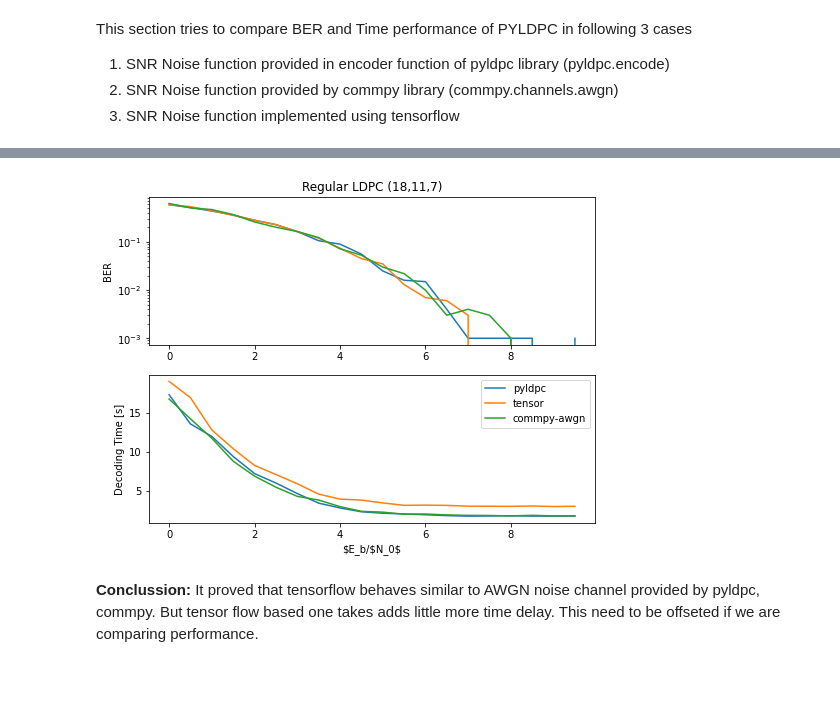
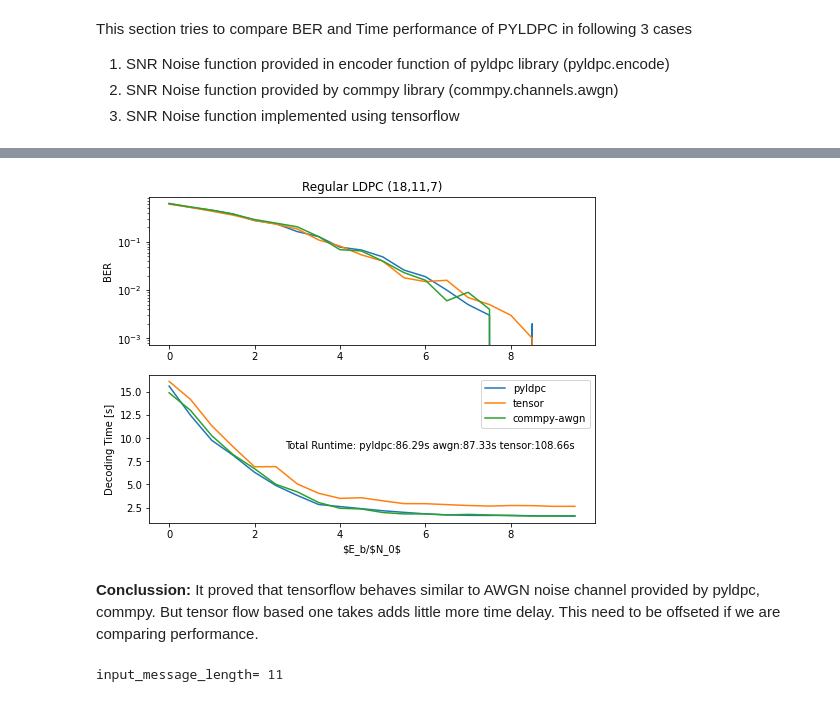
Before and after one commit to iamviji/project, a Jupyter notebook: MainModel.ipynb, the cells around one changed output, grey strips where cells are left out. Cells and saved outputs as stored; diff of their text form; code cells hidden in the pictures.

```diff
--- a/MainModel.ipynb
+++ b/MainModel.ipynb
@@ -227,30 +229,77 @@ SNR: 9.500:
 # %%
 # Compare 3 AWGN(Tensorflow, CommPy, PYLDPC) Simulation on LDPC
 import matplotlib.pyplot as plt
 %matplotlib inline
 snrs = numpy.arange (SNR_BEGIN, SNR_END, SNR_STEP_SIZE)
 fig, (ax1,ax2) = plt.subplots(2,1,figsize=(8,6))
 ax1.semilogy(snrs,ber_per_iter_pyldpc,'', label="pyldpc") # plot BER vs SNR
 ax1.semilogy(snrs,ber_per_iter_tensor,'', label="tensor") # plot BER vs SNR
 ax1.semilogy(snrs,ber_per_iter_awgn,'', label="commpy-awgn") # plot BER vs SNR
 
 ax1.set_ylabel('BER')
 ax1.set_title('Regular LDPC ({},{},{})'.format(CHANEL_SIZE,input_message_length,CHANEL_SIZE-input_message_length))
 ax2.plot(snrs,times_per_iter_pyldpc,'', label="pyldpc") # plot decode timing for different SNRs
 ax2.plot(snrs,times_per_iter_tensor,'', label="tensor") # plot decode timing for different SNRs
 ax2.plot(snrs,times_per_iter_awgn,'', label="commpy-awgn") # plot decode timing for different SNRs
 ax2.set_xlabel('$E_b/$N_0$')
 ax2.set_ylabel('Decoding Time [s]')
-#ax2.annotate('Total Runtime: {:03.2f}s'.format(np.sum(times)),
-#            xy=(1, 0.35), xycoords='axes fraction',
-#            xytext=(-20, 20), textcoords='offset pixels',
-#            horizontalalignment='right',
-#            verticalalignment='bottom')
+ax2.annotate('Total Runtime: pyldpc:{:03.2f}s awgn:{:03.2f}s tensor:{:03.2f}s'.format(np.sum(times_per_iter_pyldpc),
+            np.sum(times_per_iter_awgn), np.sum(times_per_iter_tensor)),
+            xy=(1, 0.35), xycoords='axes fraction',
+            xytext=(-20, 20), textcoords='offset pixels',
+            horizontalalignment='right',
+            verticalalignment='bottom')
 plt.savefig('ldpc_ber_{}_{}.png'.format(CHANEL_SIZE,input_message_length))
 plt.legend ()
 plt.show()
 # %% [output]
-[figure, old version]
+[figure, new version]
 # %% [markdown]
 <B>Conclussion:</B>
       It proved that tensorflow behaves similar to AWGN noise channel provided by pyldpc, commpy. But tensor flow based one takes adds little more time delay. This need to be offseted if we are comparing performance.
+# %%
+# Define Model
+
+# input_message_length is initialized by ldpc encoder
+num_hidden_1 = CHANEL_SIZE
+print ("input_message_length=", input_message_length)
+input_message_x = tf.placeholder("float32", [None, input_message_length], name="input_message_x")
+
+weights = {
+  "encoder_l1" : tf.Variable (tf.random_uniform([input_message_length, num_hidden_1], -1, 1), name="encoder_l1_weights"),
+  "decoder_l1" : tf.Variable (tf.random_uniform([num_hidden_1, input_message_length], -1, 1), name="decoder_l1_weights"),
+}
+
+biases = {
+  "encoder_l1" : tf.Variable (tf.random_uniform([num_hidden_1], -1,1), name="encoder_l1_bias"),
+  "decoder_l1" : tf.Variable (tf.random_uniform([input_message_length], -1,1), name="decoder_l1_bias"),
+}
+
+def dl_encoder (x):
+  layer_1 = tf.nn.sigmoid (tf.matmul(x, weights['encoder_l1']) + biases['encoder_l1'])
+  return layer_1
+
+def dl_decoder (x):
+  layer_1 = tf.nn.sigmoid (tf.matmul(x, weights['decoder_l1']) + biases['decoder_l1'])
+  return layer_1
+
+def awgn_layer(x):
+  awgn_noise_std_dev = tf.compat.v1.placeholder(dtype=tf.float32, name ="awgn_noise_std_dev")
+  awgn_noise = tf.random.normal(tf.shape(x), stddev=awgn_noise_std_dev,  name="awgn_noise")
+  awgn_channel_output = tf.add(x, awgn_noise, name ="x_and_noise")
+  awgn_channel_output = x
+  return awgn_channel_output
+
+dl_encoder_output = dl_encoder(input_message_x)
+dl_decoder_input = awgn_layer(dl_encoder_output)
+dl_decoder_output = dl_decoder (dl_decoder_input)
+
+input_channel_x = tf.placeholder("float32", [None, CHANEL_SIZE], name="input_channel_x")
+dl_decoder_only_output = dl_decoder(input_channel_x)
+
+
+loss1 = tf.reduce_mean (-1 * (input_message_x*tf.log(dl_decoder_output) + (1 - input_message_x)*tf.log(1 - dl_decoder_output) ))
+learning_rate = 0.1
+rms_optimizer = tf.train.RMSPropOptimizer(learning_rate).minimize (loss1)
+# %% [output]
+input_message_length= 11
```
Also changed, not shown: parts of 9 cells of this notebook.
